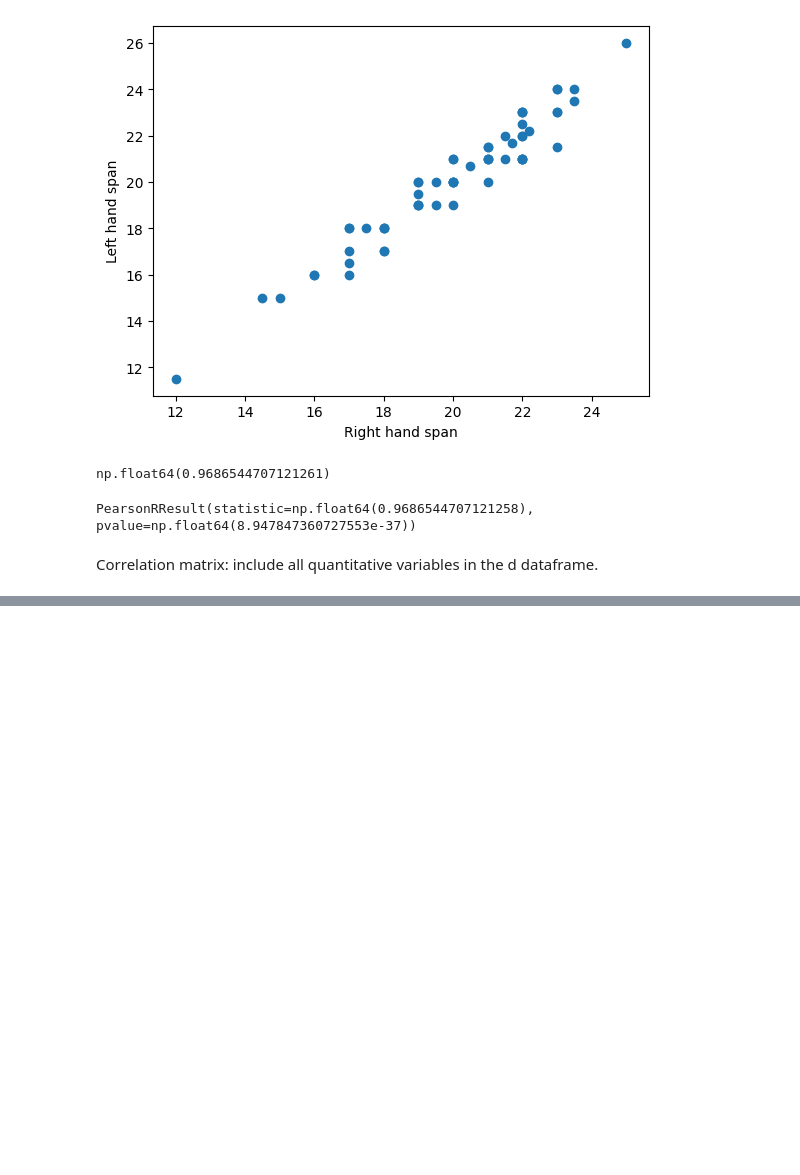
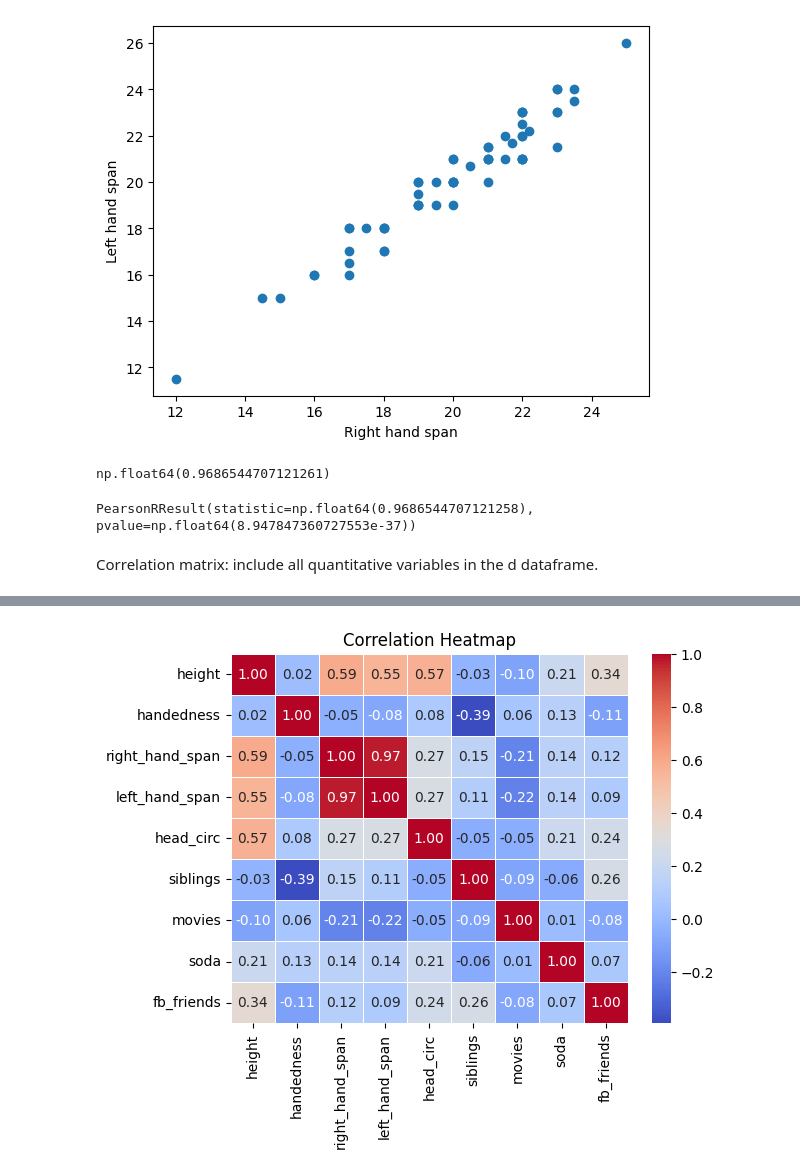
Before and after one commit to blakocha/DARPY2025, a Jupyter notebook: Notes_20251023.ipynb, the cells around one changed output, grey strips where cells are left out. Cells and saved outputs as stored; diff of their text form; code cells hidden in the pictures; blank space fills up the shorter version.

```diff
--- a/Notes_20251023.ipynb
+++ b/Notes_20251023.ipynb
@@ -72,3 +72,13 @@ quantd.corr()
 | movies | -0.096400 | 0.061350 | -0.210891 | -0.215022 | -0.052449 | -0.091922 | 1.000000 | 0.013402 | ... |
 | soda | 0.206910 | 0.125782 | 0.140498 | 0.135761 | 0.212839 | -0.062546 | 0.013402 | 1.000000 | ... |
 | fb_friends | 0.342675 | -0.105878 | 0.119650 | 0.093193 | 0.240536 | 0.260184 | -0.080083 | 0.074598 | ... |
+# %%
+import seaborn as sns
+matrix = quantd.corr()
+
+plt.clf()
+sns.heatmap(matrix, annot=True, cmap="coolwarm", fmt=".2f", linewidths=0.5)
+plt.title("Correlation Heatmap")
+plt.show()
+# %% [output]
+[figure, added]
```
Also changed, not shown: parts of 1 cell of this notebook.
